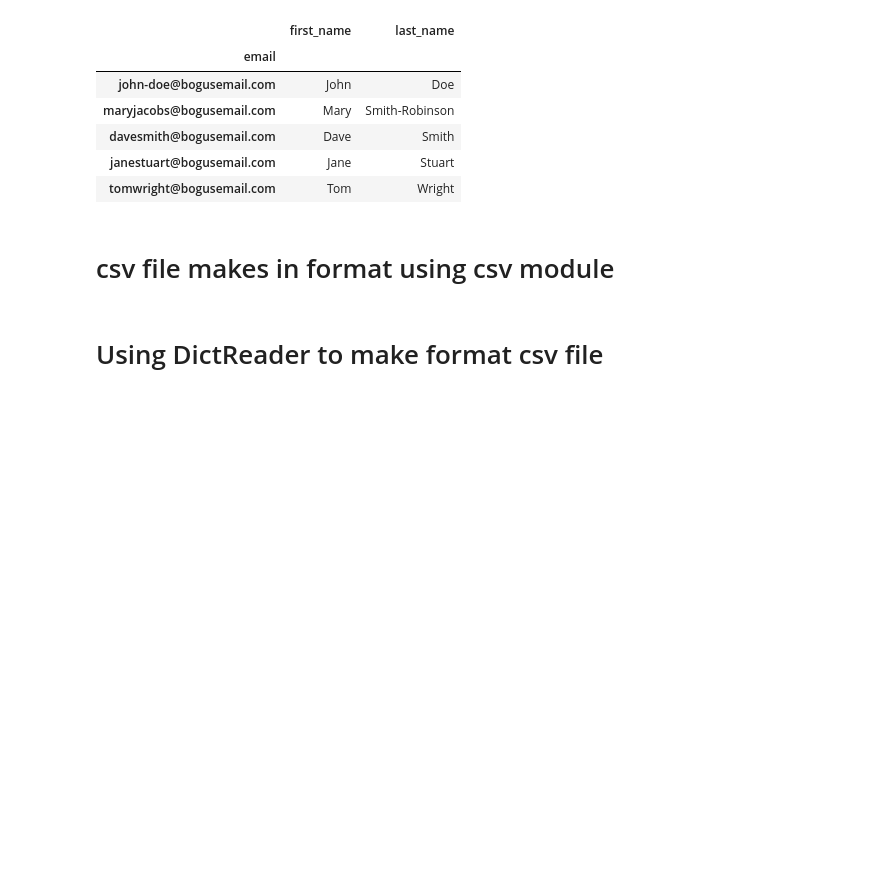
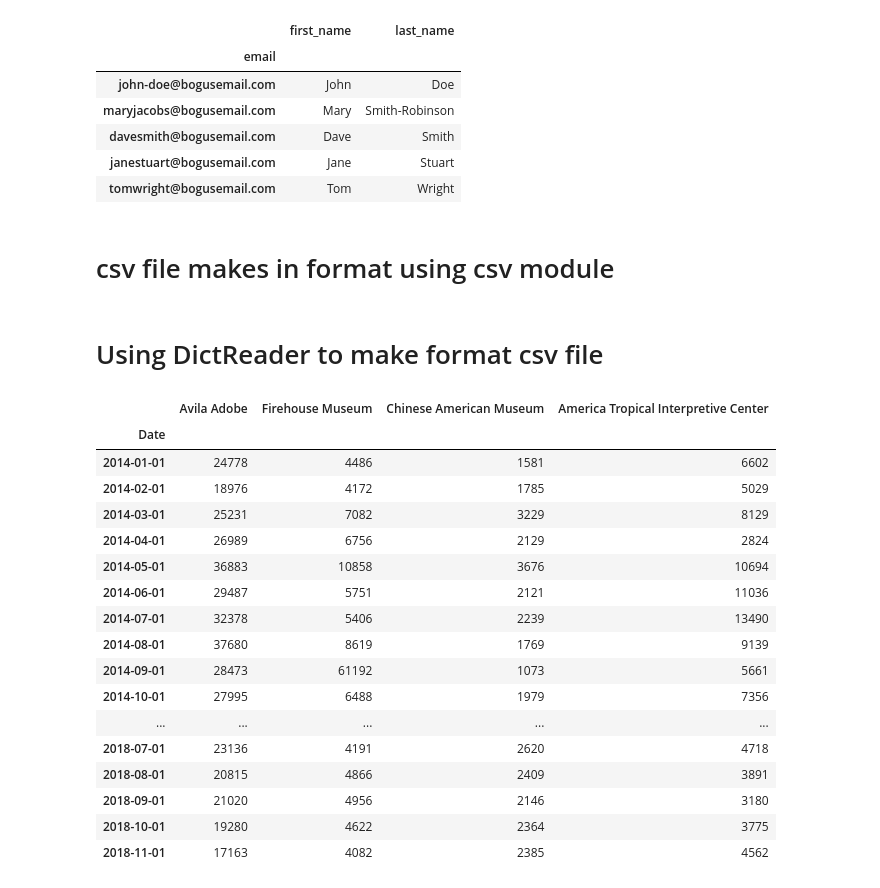
Before and after one commit to CoderAalok/Python_Libraries, a Jupyter notebook: Pandas/read_write_csv.ipynb, the cells around one changed output. Cells and saved outputs as stored; diff of their text form; code cells hidden in the pictures; blank space fills up the shorter version.

```diff
--- a/Pandas/read_write_csv.ipynb
+++ b/Pandas/read_write_csv.ipynb
@@ -39,3 +42,29 @@ with open(file) as csv_file:
         for data in read_file:
             # del data['last_name']
             write_file.writerow(data)
+# %%
+data_m = pd.read_csv('museum_visitors.csv', index_col='Date')
+data_m.head()
+# print(data_m)
+data_m.loc[:,'Avila Adobe']
+data_m.loc[:, 'America Tropical Interpretive Center']
+data_m
+# %% [output]
+|  | Avila Adobe | Firehouse Museum | Chinese American Museum | America Tropical Interpretive Center |
+| Date |  |  |  |  |
+| 2014-01-01 | 24778 | 4486 | 1581 | 6602 |
+| 2014-02-01 | 18976 | 4172 | 1785 | 5029 |
+| 2014-03-01 | 25231 | 7082 | 3229 | 8129 |
+| 2014-04-01 | 26989 | 6756 | 2129 | 2824 |
+| 2014-05-01 | 36883 | 10858 | 3676 | 10694 |
+| 2014-06-01 | 29487 | 5751 | 2121 | 11036 |
+| 2014-07-01 | 32378 | 5406 | 2239 | 13490 |
+| 2014-08-01 | 37680 | 8619 | 1769 | 9139 |
+| 2014-09-01 | 28473 | 61192 | 1073 | 5661 |
+| 2014-10-01 | 27995 | 6488 | 1979 | 7356 |
+| ... | ... | ... | ... | ... |
+| 2018-07-01 | 23136 | 4191 | 2620 | 4718 |
+| 2018-08-01 | 20815 | 4866 | 2409 | 3891 |
+| 2018-09-01 | 21020 | 4956 | 2146 | 3180 |
+| 2018-10-01 | 19280 | 4622 | 2364 | 3775 |
+| 2018-11-01 | 17163 | 4082 | 2385 | 4562 |
```
Also changed, not shown: parts of 3 cells of this notebook.
